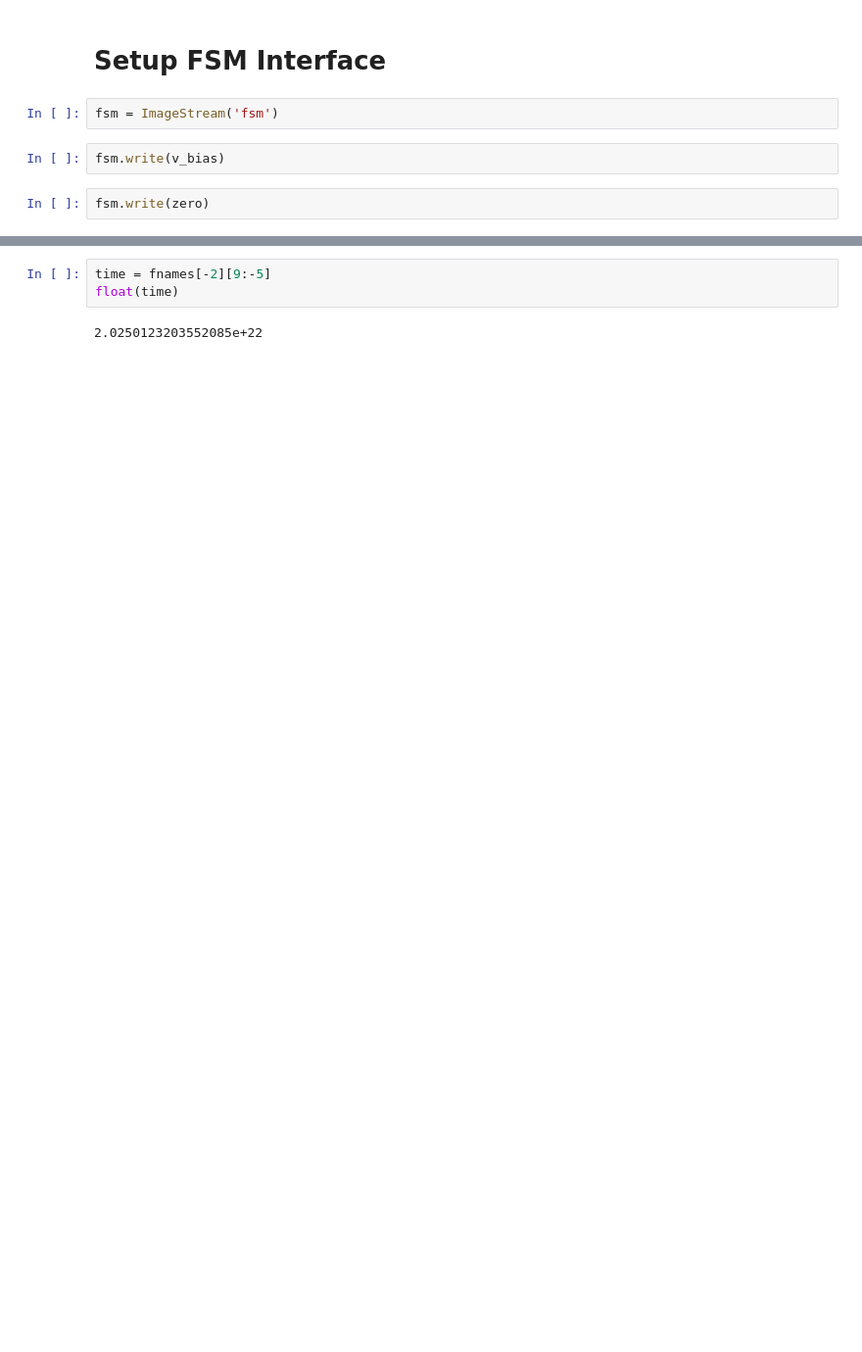
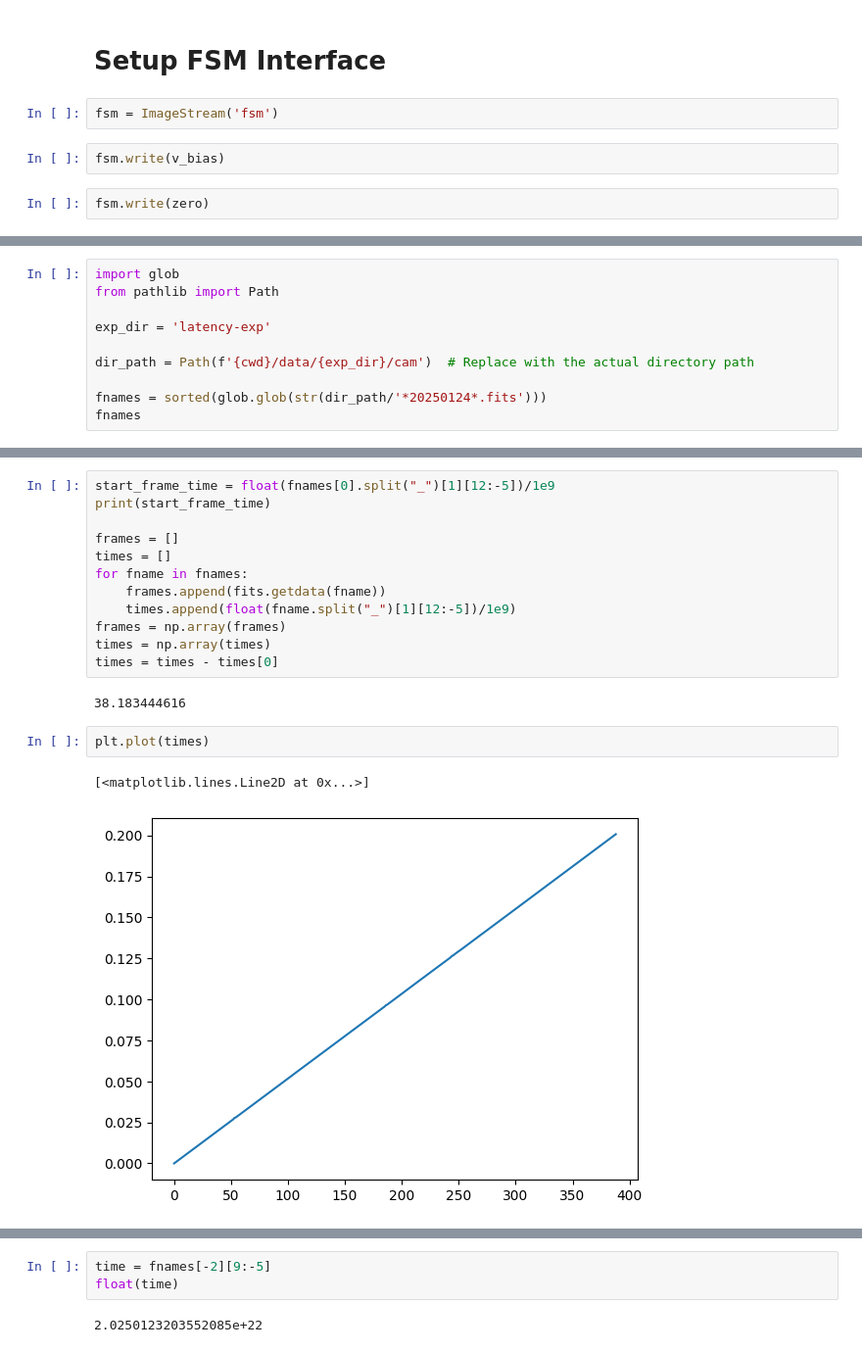
Before and after one commit to nick-lambert/fsm-exps, a Jupyter notebook: test_streamWriter.ipynb, the cells around one changed output, grey strips where cells are left out. Shown: that part at 98% size. Drawn from its saved outputs; the diff is of its cells as text; blank space fills up the shorter version.

```diff
--- a/test_streamWriter.ipynb
+++ b/test_streamWriter.ipynb
@@ -110,0 +142,10 @@ fnames
+# %%
+import glob
+from pathlib import Path
+
+exp_dir = 'latency-exp'
+
+dir_path = Path(f'{cwd}/data/{exp_dir}/cam')  # Replace with the actual directory path
+
+fnames = sorted(glob.glob(str(dir_path/'*20250124*.fits')))
+fnames
@@ -110,0 +170,19 @@ fnames
+# %%
+start_frame_time = float(fnames[0].split("_")[1][12:-5])/1e9
+print(start_frame_time)
+
+frames = []
+times = []
+for fname in fnames:
+    frames.append(fits.getdata(fname))
+    times.append(float(fname.split("_")[1][12:-5])/1e9)
+frames = np.array(frames)
+times = np.array(times)
+times = times - times[0]
+# %% [output]
+38.183444616
+# %%
+plt.plot(times)
+# %% [output]
+[<matplotlib.lines.Line2D at 0x...>]
+[figure, added]
```
Also changed, not shown: parts of 22 cells of this notebook, 1 other file.
